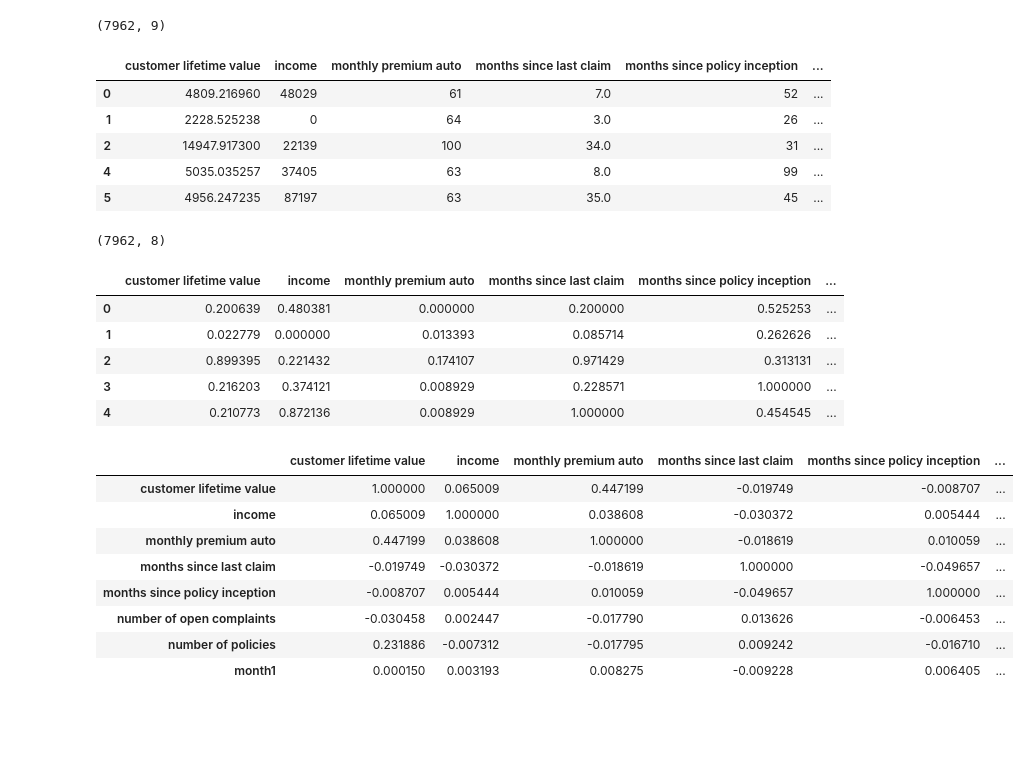
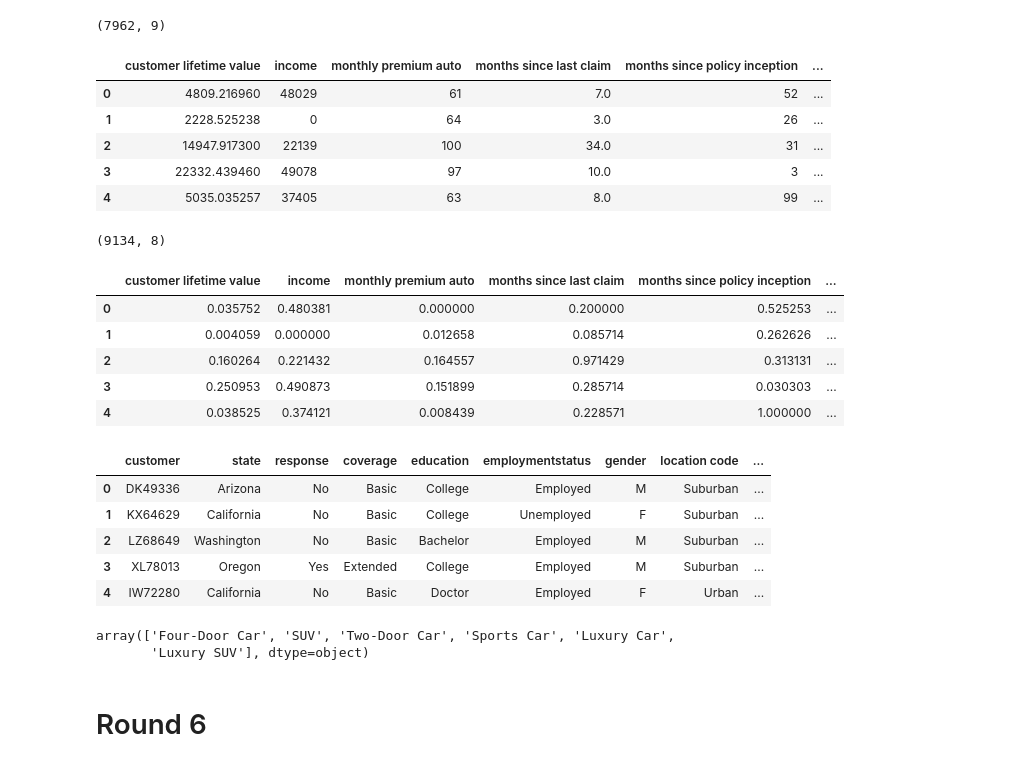
Before and after one commit to zaq9394/lab-customer-analysis-round-2, a Jupyter notebook: files_for_lab/csv_files/Round 2-7.ipynb, the cells around one changed output. Cells and saved outputs as stored; diff of their text form; code cells hidden in the pictures; blank space fills up the shorter version.

Commit message:
Homework_Round2-7

```diff
--- a/files_for_lab/csv_files/Round 2-7.ipynb
+++ b/files_for_lab/csv_files/Round 2-7.ipynb
@@ -448,40 +448,49 @@ numerical.shape
 # %% [output]
 (7962, 9)
 # %%
-y=numerical['total claim amount']
-x=numerical.drop(['total claim amount'],axis=1)
+y=file1['total claim amount']
+x=file1.drop(['total claim amount'],axis=1)
+x_num=x.select_dtypes(include=np.number)
+x_cat=x.select_dtypes(include= object)
 # %%
-numerical.head()
+x_num.head()
 # %% [output]
 |  | customer lifetime value | income | monthly premium auto | months since last claim | months since policy inception | ... |
 | 0 | 4809.216960 | 48029 | 61 | 7.0 | 52 | ... |
 | 1 | 2228.525238 | 0 | 64 | 3.0 | 26 | ... |
 | 2 | 14947.917300 | 22139 | 100 | 34.0 | 31 | ... |
+| 3 | 22332.439460 | 49078 | 97 | 10.0 | 3 | ... |
 | 4 | 5035.035257 | 37405 | 63 | 8.0 | 99 | ... |
-| 5 | 4956.247235 | 87197 | 63 | 35.0 | 45 | ... |
 # %%
-transformer = MinMaxScaler().fit(x)
-x_normalized = transformer.transform(x)
+transformer = MinMaxScaler().fit(x_num)
+x_normalized = transformer.transform(x_num)
 print(x_normalized.shape)
 x_normalized
-data_new=pd.DataFrame(x_normalized, columns=x.columns)
+data_new=pd.DataFrame(x_normalized, columns=x_num.columns)
 data_new.head()
+data_new=data_new.drop(['month1'],axis=1)
+data_new.head()
 # %% [output]
-(7962, 8)
+(9134, 8)
 |  | customer lifetime value | income | monthly premium auto | months since last claim | months since policy inception | ... |
-| 0 | 0.200639 | 0.480381 | 0.000000 | 0.200000 | 0.525253 | ... |
-| 1 | 0.022779 | 0.000000 | 0.013393 | 0.085714 | 0.262626 | ... |
-| 2 | 0.899395 | 0.221432 | 0.174107 | 0.971429 | 0.313131 | ... |
-| 3 | 0.216203 | 0.374121 | 0.008929 | 0.228571 | 1.000000 | ... |
-| 4 | 0.210773 | 0.872136 | 0.008929 | 1.000000 | 0.454545 | ... |
+| 0 | 0.035752 | 0.480381 | 0.000000 | 0.200000 | 0.525253 | ... |
+| 1 | 0.004059 | 0.000000 | 0.012658 | 0.085714 | 0.262626 | ... |
+| 2 | 0.160264 | 0.221432 | 0.164557 | 0.971429 | 0.313131 | ... |
+| 3 | 0.250953 | 0.490873 | 0.151899 | 0.285714 | 0.030303 | ... |
+| 4 | 0.038525 | 0.374121 | 0.008439 | 0.228571 | 1.000000 | ... |
 # %%
+x_cat.head()
 # %% [output]
-|  | customer lifetime value | income | monthly premium auto | months since last claim | months since policy inception | ... |
-| customer lifetime value | 1.000000 | 0.065009 | 0.447199 | -0.019749 | -0.008707 | ... |
-| income | 0.065009 | 1.000000 | 0.038608 | -0.030372 | 0.005444 | ... |
-| monthly premium auto | 0.447199 | 0.038608 | 1.000000 | -0.018619 | 0.010059 | ... |
-| months since last claim | -0.019749 | -0.030372 | -0.018619 | 1.000000 | -0.049657 | ... |
-| months since policy inception | -0.008707 | 0.005444 | 0.010059 | -0.049657 | 1.000000 | ... |
-| number of open complaints | -0.030458 | 0.002447 | -0.017790 | 0.013626 | -0.006453 | ... |
-| number of policies | 0.231886 | -0.007312 | -0.017795 | 0.009242 | -0.016710 | ... |
-| month1 | 0.000150 | 0.003193 | 0.008275 | -0.009228 | 0.006405 | ... |
+|  | customer | state | response | coverage | education | employmentstatus | gender | location code | ... |
+| 0 | DK49336 | Arizona | No | Basic | College | Employed | M | Suburban | ... |
+| 1 | KX64629 | California | No | Basic | College | Unemployed | F | Suburban | ... |
+| 2 | LZ68649 | Washington | No | Basic | Bachelor | Employed | M | Suburban | ... |
+| 3 | XL78013 | Oregon | Yes | Extended | College | Employed | M | Suburban | ... |
+| 4 | IW72280 | California | No | Basic | Doctor | Employed | F | Urban | ... |
+# %%
+x_cat['vehicle class'].unique()
+# %% [output]
+array(['Four-Door Car', 'SUV', 'Two-Door Car', 'Sports Car', 'Luxury Car',
+       'Luxury SUV'], dtype=object)
+# %% [markdown]
+# Round 6
```
Also changed, not shown: parts of 39 cells of this notebook.
